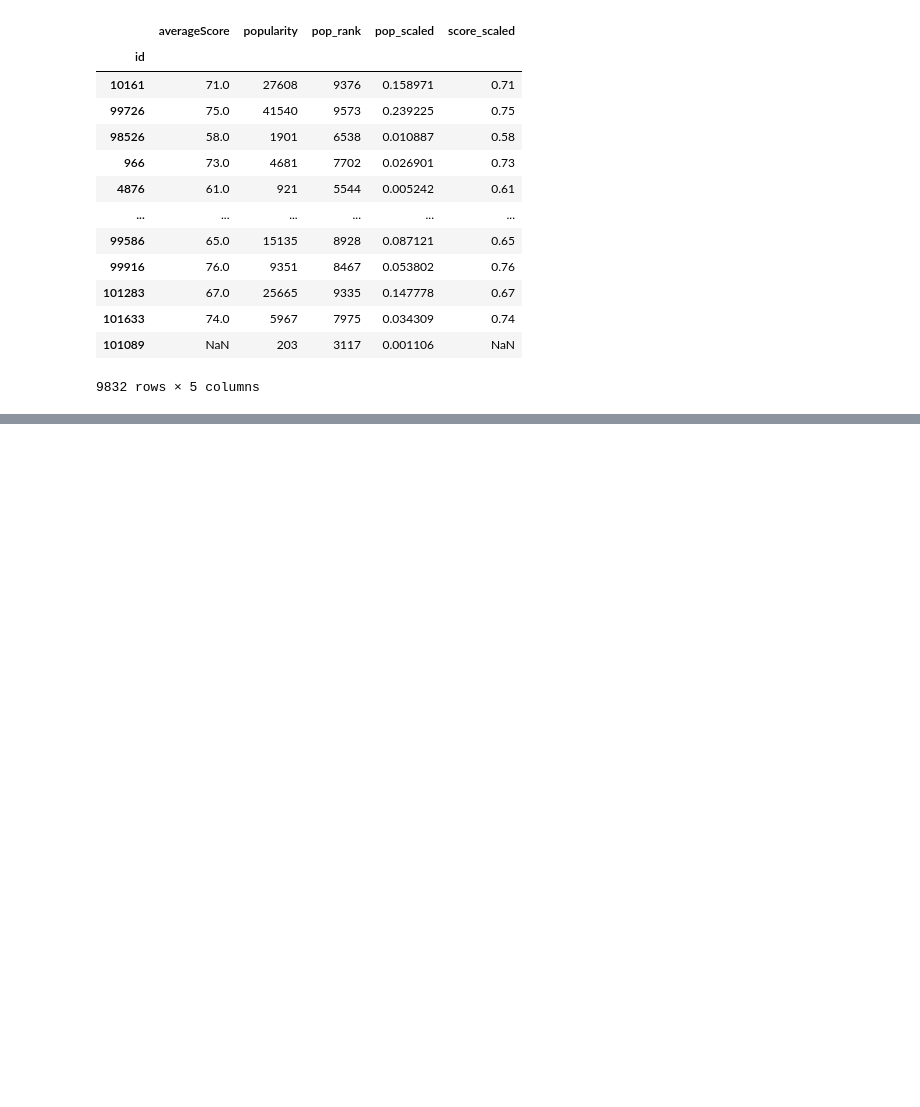
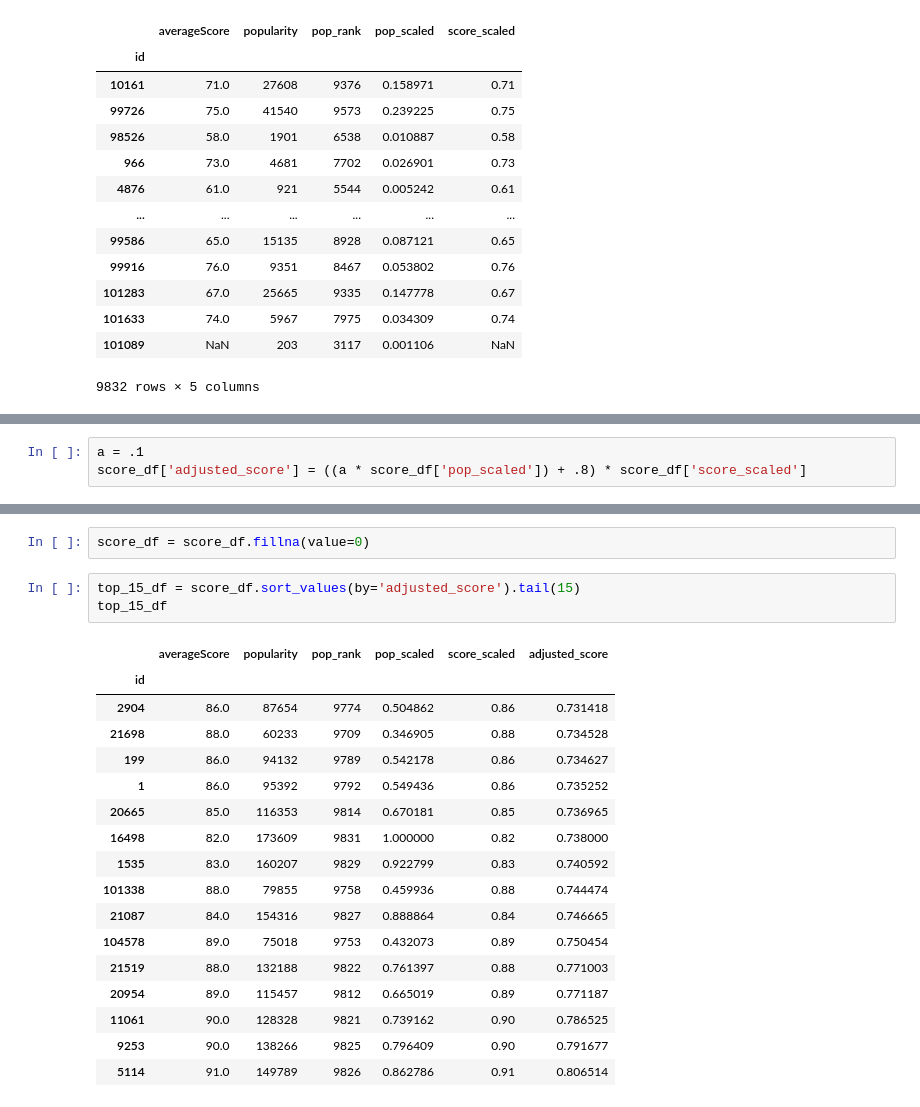
Before and after one commit to sn-ekstrand/content-based-anime-recommender, a Jupyter notebook: initial_eda.ipynb, the cells around one changed output, grey strips where cells are left out. Saved outputs shown, nothing was run; the diff lists cells and outputs as text; blank space fills up the shorter version.

Commit message:
adjusted weights for adjusted score

```diff
--- a/initial_eda.ipynb
+++ b/initial_eda.ipynb
@@ -779,0 +796,3 @@ score_df
+# %%
+a = .1
+score_df['adjusted_score'] = ((a * score_df['pop_scaled']) + .8) * score_df['score_scaled']
@@ -779,0 +834,23 @@ score_df
+# %%
+score_df = score_df.fillna(value=0)
+# %%
+top_15_df = score_df.sort_values(by='adjusted_score').tail(15)
+top_15_df
+# %% [output]
+|  | averageScore | popularity | pop_rank | pop_scaled | score_scaled | adjusted_score |
+| id |  |  |  |  |  |  |
+| 2904 | 86.0 | 87654 | 9774 | 0.504862 | 0.86 | 0.731418 |
+| 21698 | 88.0 | 60233 | 9709 | 0.346905 | 0.88 | 0.734528 |
+| 199 | 86.0 | 94132 | 9789 | 0.542178 | 0.86 | 0.734627 |
+| 1 | 86.0 | 95392 | 9792 | 0.549436 | 0.86 | 0.735252 |
+| 20665 | 85.0 | 116353 | 9814 | 0.670181 | 0.85 | 0.736965 |
+| 16498 | 82.0 | 173609 | 9831 | 1.000000 | 0.82 | 0.738000 |
+| 1535 | 83.0 | 160207 | 9829 | 0.922799 | 0.83 | 0.740592 |
+| 101338 | 88.0 | 79855 | 9758 | 0.459936 | 0.88 | 0.744474 |
+| 21087 | 84.0 | 154316 | 9827 | 0.888864 | 0.84 | 0.746665 |
+| 104578 | 89.0 | 75018 | 9753 | 0.432073 | 0.89 | 0.750454 |
+| 21519 | 88.0 | 132188 | 9822 | 0.761397 | 0.88 | 0.771003 |
+| 20954 | 89.0 | 115457 | 9812 | 0.665019 | 0.89 | 0.771187 |
+| 11061 | 90.0 | 128328 | 9821 | 0.739162 | 0.90 | 0.786525 |
+| 9253 | 90.0 | 138266 | 9825 | 0.796409 | 0.90 | 0.791677 |
+| 5114 | 91.0 | 149789 | 9826 | 0.862786 | 0.91 | 0.806514 |
```
Also changed, not shown: parts of 7 cells of this notebook.
